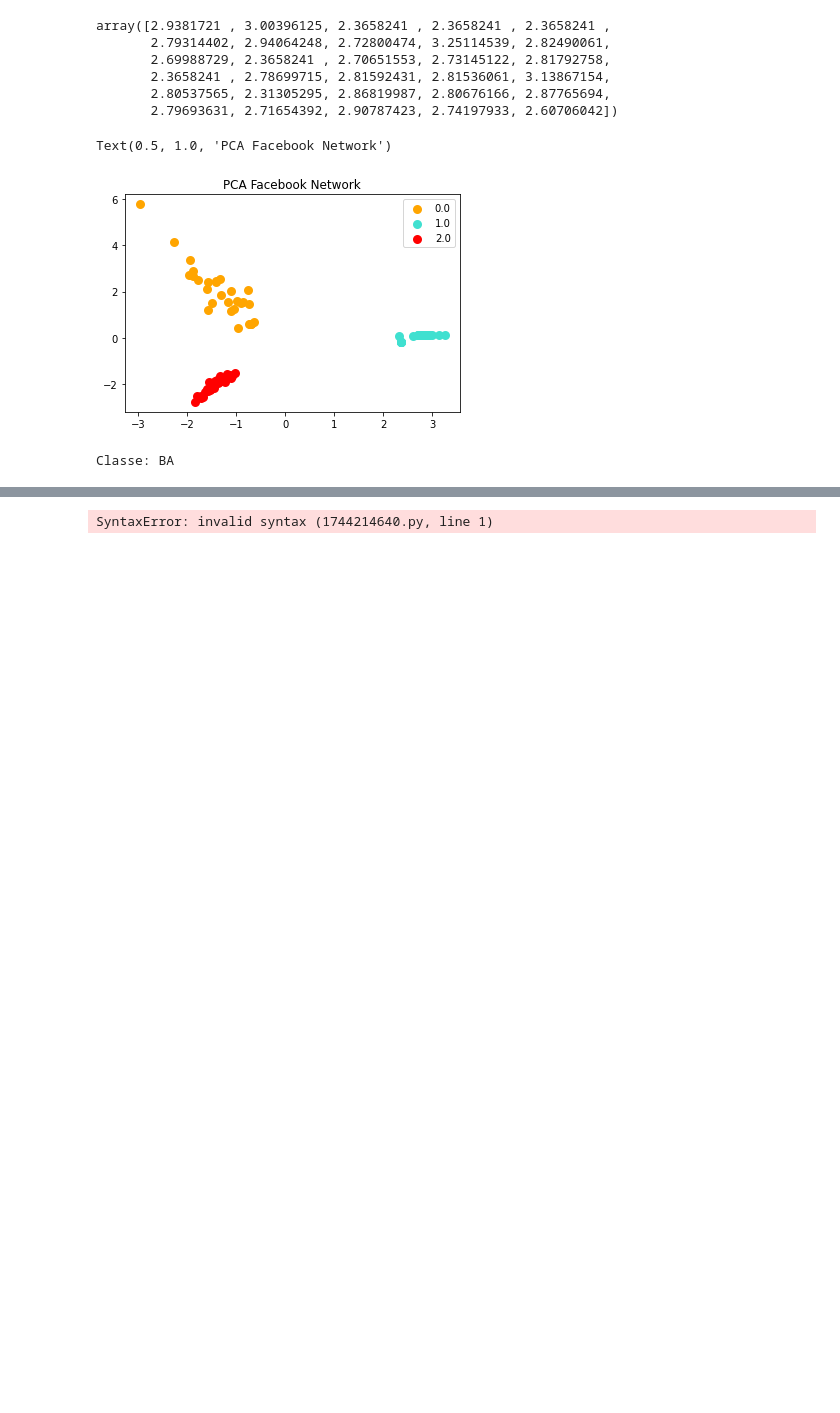
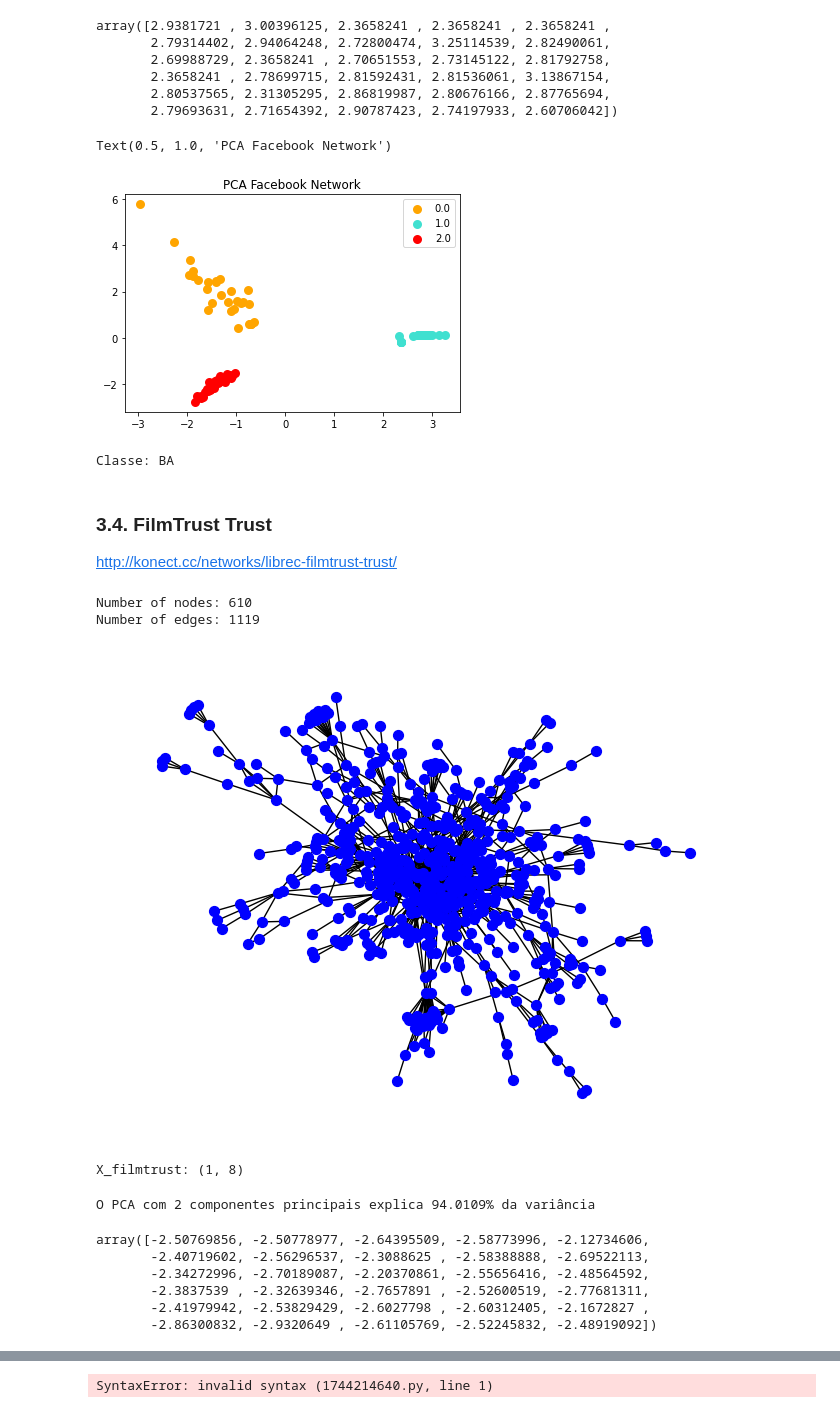
Before and after one commit to Cizika/social-networks-analysis, a Jupyter notebook: Análise das Redes Sociais.ipynb, the cells around one changed output, grey strips where cells are left out. Drawn from its saved outputs; the diff is of its cells as text; code cells hidden in the pictures; blank space fills up the shorter version.

Commit message:
análise FilmTrust

```diff
--- a/Análise das Redes Sociais.ipynb
+++ b/Análise das Redes Sociais.ipynb
@@ -329,3 +328,29 @@ cl = ['ER','WS','BA']
 print('Classe:', cl[int(y_pred)])
 # %% [output]
 Classe: BA
+# %% [markdown]
+### 3.4. FilmTrust Trust
+
+http://konect.cc/networks/librec-filmtrust-trust/
+# %%
+# Lendo rede social Twitter Lists
+filmtrust_graph = nx.read_edgelist("data/filmtrust.txt", nodetype=int)
+filmtrust_graph = filmtrust_graph.to_undirected()
+filmtrust_graph.remove_edges_from(nx.selfloop_edges(filmtrust_graph))
+
+# Selecionando maior componente
+Gcc = sorted(nx.connected_components(filmtrust_graph), key=len, reverse=True)
+filmtrust_graph = filmtrust_graph.subgraph(Gcc[0])
+filmtrust_graph = nx.convert_node_labels_to_integers(filmtrust_graph, first_label=0)
+# %%
+N = len(filmtrust_graph)
+M = filmtrust_graph.number_of_edges()
+print('Number of nodes:', N)
+print('Number of edges:', M)
+
+pos = nx.spring_layout(filmtrust_graph)
+nx.draw(filmtrust_graph, pos, node_color="b", node_size=50, with_labels=False)
+# %% [output]
+Number of nodes: 610
+Number of edges: 1119
+[figure, added]
@@ -331,0 +360,10 @@ Classe: BA
+# %%
+# Ajustando a escala das variáveis com o StandardScaler
+scaler = StandardScaler()
+X_train = scaler.fit_transform(X_train)
+
+X_filmtrust = X_filmtrust.reshape(1, len(X_filmtrust))
+X_filmtrust = scaler.transform(X_filmtrust)
+print('X_filmtrust:', X_filmtrust.shape)
+# %% [output]
+X_filmtrust: (1, 8)
@@ -331,0 +374,19 @@ Classe: BA
+# %%
+# Aplicando Análise de Componentes Principais (PCA)
+pca = PCA(n_components = 2)
+X_r = pca.fit_transform(X_train)
+
+# Compreendendo variância explicada
+explained_variance = sum(pca.explained_variance_ratio_.tolist()[:2]) * 100
+print(f"O PCA com 2 componentes principais explica {explained_variance:.4f}% da variância")
+# %% [output]
+O PCA com 2 componentes principais explica 94.0109% da variância
+# %%
+X_r[y_train == 1.0, 0]
+# %% [output]
+array([-2.50769856, -2.50778977, -2.64395509, -2.58773996, -2.12734606,
+       -2.40719602, -2.56296537, -2.3088625 , -2.58388888, -2.69522113,
+       -2.34272996, -2.70189087, -2.20370861, -2.55656416, -2.48564592,
+       -2.3837539 , -2.32639346, -2.7657891 , -2.52600519, -2.77681311,
+       -2.41979942, -2.53829429, -2.6027798 , -2.60312405, -2.1672827 ,
+       -2.86300832, -2.9320649 , -2.61105769, -2.52245832, -2.48919092])
```
Also changed, not shown: parts of 16 cells of this notebook.
